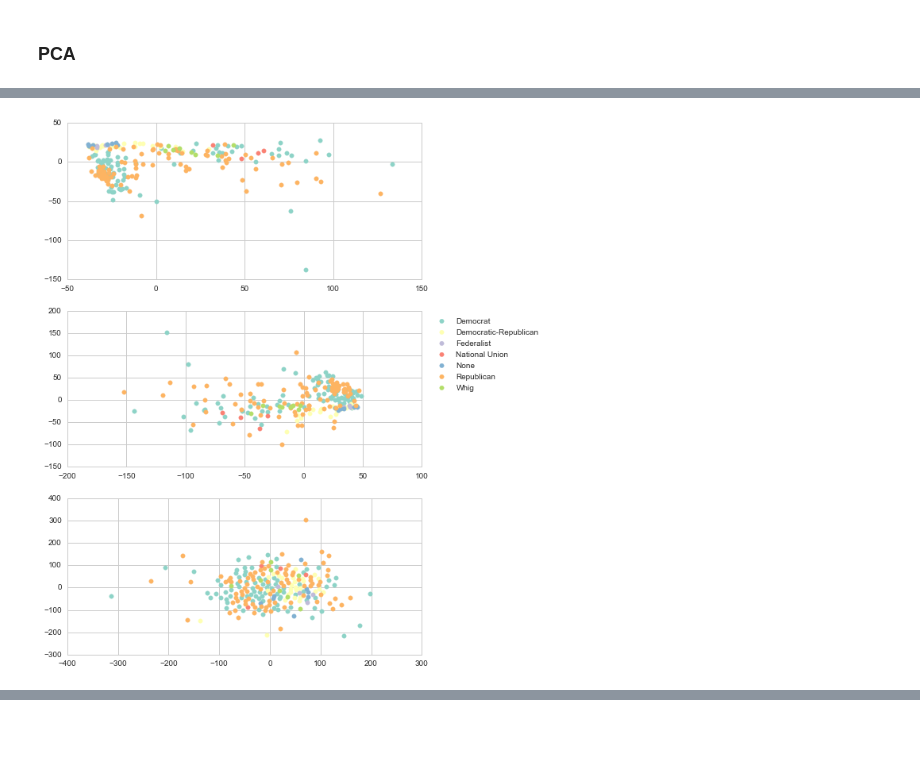
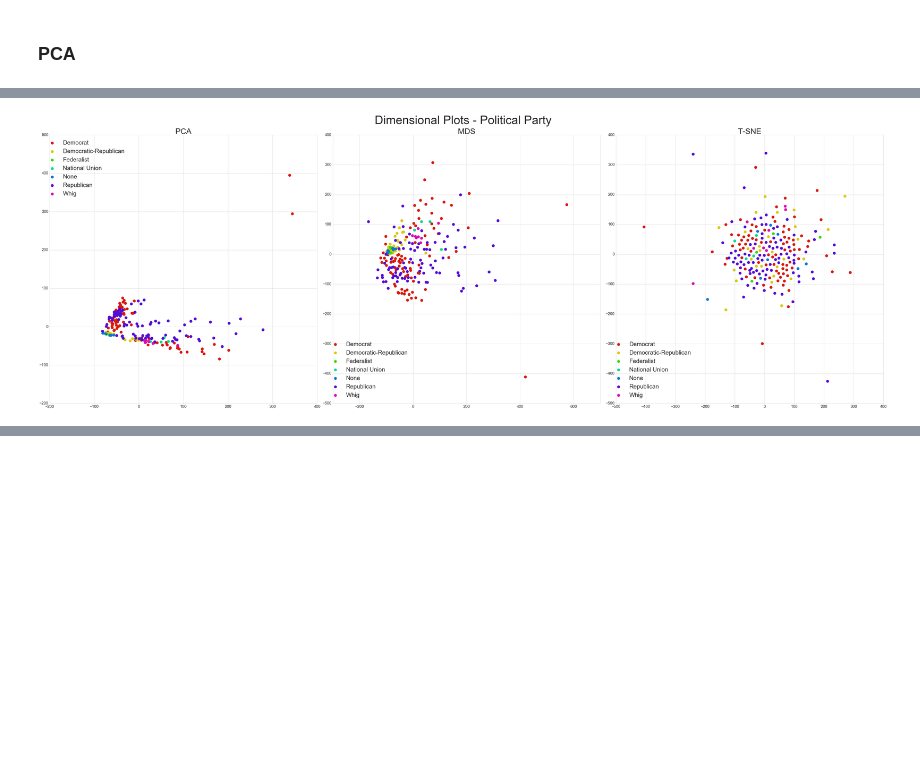
Before and after one commit to patrick-rogan/Edav-Text, a Jupyter notebook: Dimension_Plotting.ipynb, the cells around one changed output, grey strips where cells are left out. Saved outputs shown, nothing was run; the diff lists cells and outputs as text; code cells hidden in the pictures; blank space fills up the shorter version.

```diff
--- a/Dimension_Plotting.ipynb
+++ b/Dimension_Plotting.ipynb
@@ -309,5 +233,7 @@ df_rf.shape
 from sklearn.manifold import MDS
 # %%
 mds = MDS(n_components=2, dissimilarity="euclidean")
-# %%
-mdsnew = mds.fit_transform(df_rf)
+# %%
+mdsnew = mds.fit_transform(df)
+mds = MDS(n_components=3, dissimilarity="euclidean")
+mdsnew3D = mds.fit_transform(df)
@@ -314,6 +317,8 @@ mdsnew = mds.fit_transform(df_rf)
 # %%
 parties = np.unique(finaldf["Political Party"])
 cols = sns.color_palette("Set3", len(parties))
-
+cols = sns.hls_palette(len(parties), l=.45, s=.9)
 col_dict = dict(zip(parties,cols))
-col_dict
+col_list = []
+for i in finaldf.index:
+    col_list.append(rgb2hex(col_dict[finaldf["Political Party"][i]]))
@@ -332,3 +324,0 @@ col_dict
-# %%
-for i in finaldf["Political Party"]:
-    print i
@@ -353,8 +325,16 @@ Democrat
 # %%
 fig = plt.figure()
-fig.set_size_inches(8, 12)
-ax2 = fig.add_subplot(3,1,1)
+fig.set_size_inches(60, 20)
+#ax2 = fig.add_subplot(3,1,1)
+ax1 = fig.add_subplot(1,3,1)
+xticksize = 20
 
+
+
+size = 200
+
+
+title_size = 40
 
 x = new_pca[:,0]
 y = new_pca[:,1]
@@ -368,48 +348,66 @@ plot_df["y"] = y
 
 for i in parties:
     intdf = plot_df[plot_df["Political Party"]==i]
-    plt.scatter(intdf.x,intdf.y,color = col_dict[i], s = 30 )
-plt.title("PCA")
-#plt.legend(parties)
+    ax1.scatter(intdf.x,intdf.y,color = col_dict[i], s = size )
+plt.title("PCA", fontsize = title_size)
+#plt.legend(parties, bbox_to_anchor=(1.38, 1), fontsize = 12)
+plt.xticks(fontsize = xticksize)
+plt.yticks(fontsize = xticksize)
+plt.legend(parties, bbox_to_anchor=(0.3, 1), fontsize = 30)
+
+
+
+
 
 #fig = plt.figure()
 #fig.set_size_inches(8, 8)
-ax2 = fig.add_subplot(3,1,2)
+#ax2 = fig.add_subplot(3,1,2)
+ax2 = fig.add_subplot(1,3,2)
+
+
 x = mdsnew[:,0]
 y = mdsnew[:,1]
 plot_df = finaldf
 plot_df["x"] = x
 plot_df["y"] = y
 
 for i in parties:
     intdf = plot_df[plot_df["Political Party"]==i]
-    ax2.scatter(intdf.x,intdf.y,color = col_dict[i], s = 30 )
+    ax2.scatter(intdf.x,intdf.y,color = col_dict[i], s = size )
 
-plt.legend(parties, bbox_to_anchor=(1.35, 1))
+#plt.legend(parties, bbox_to_anchor=(1.38, 1), fontsize = 12)
 
-ax3 = fig.add_subplot(3,1,3)
+plt.title("MDS", fontsize = title_size)
+plt.xticks(fontsize = xticksize)
+plt.yticks(fontsize = xticksize)
+plt.legend(parties, bbox_to_anchor=(0.3, 0.25), fontsize = 30)
+
+
+
+#ax3 = fig.add_subplot(3,1,3)
+ax3 = fig.add_subplot(1,3,3)
+
 
 
 
 x = tsnew[:,0]
 y = tsnew[:,1]
-#plt.scatter(x,y)
-#plt.text(x,y,finaldf.Namea)
 
 
 plot_df = finaldf
 plot_df["x"] = x
 plot_df["y"] = y
 
 for i in parties:
     intdf = plot_df[plot_df["Political Party"]==i]
-    ax3.scatter(intdf.x,intdf.y,color = col_dict[i], s = 30 )
-
-
-# for i, txt in enumerate(files):
-#     #plt.annotate(finaldf.Name[i], (x[i],y[i]))
-#     plt.scatter(x[i],y[i],color = col_dict[finaldf["Political Party"][i]], s = 80 )
-
-#plt.legend(parties)
+    ax3.scatter(intdf.x,intdf.y,color = col_dict[i], s = size )
+plt.title("T-SNE", fontsize = title_size)
+plt.legend(parties, bbox_to_anchor=(0.3, 0.25), fontsize = 30)
+plt.xticks(fontsize = xticksize)
+plt.yticks(fontsize = xticksize)
+plt.tight_layout()
+fig.suptitle("Dimensional Plots - Political Party", fontsize = 60,y = 1,verticalalignment = "bottom" )
+fig.tight_layout()
+fig.savefig("figs/Dimension_Plots_Party.png")
 # %% [output]
-[figure, old version]
+[figure, new version]
```
Also changed, not shown: parts of 39 cells of this notebook, 14 other files.
